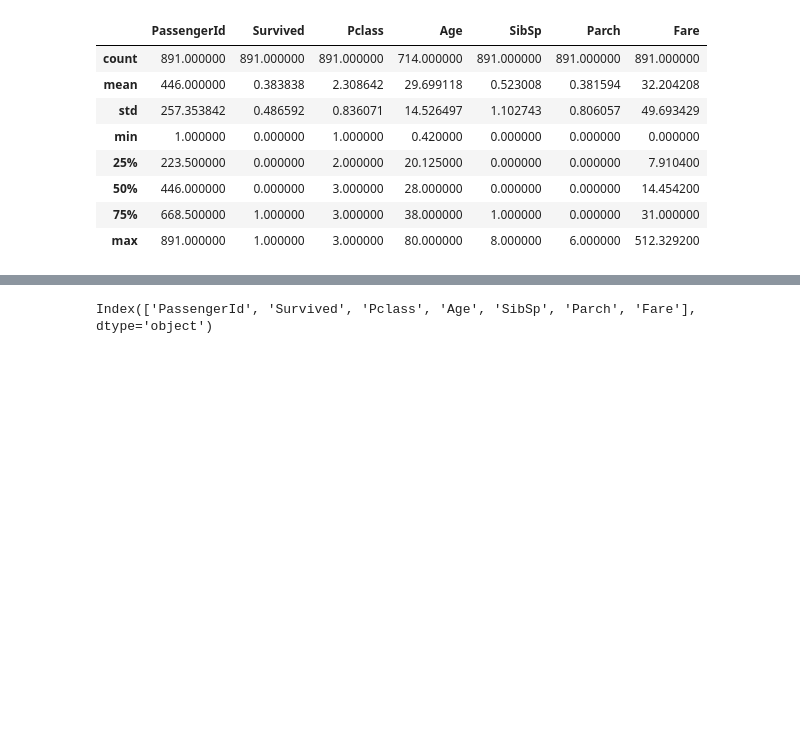
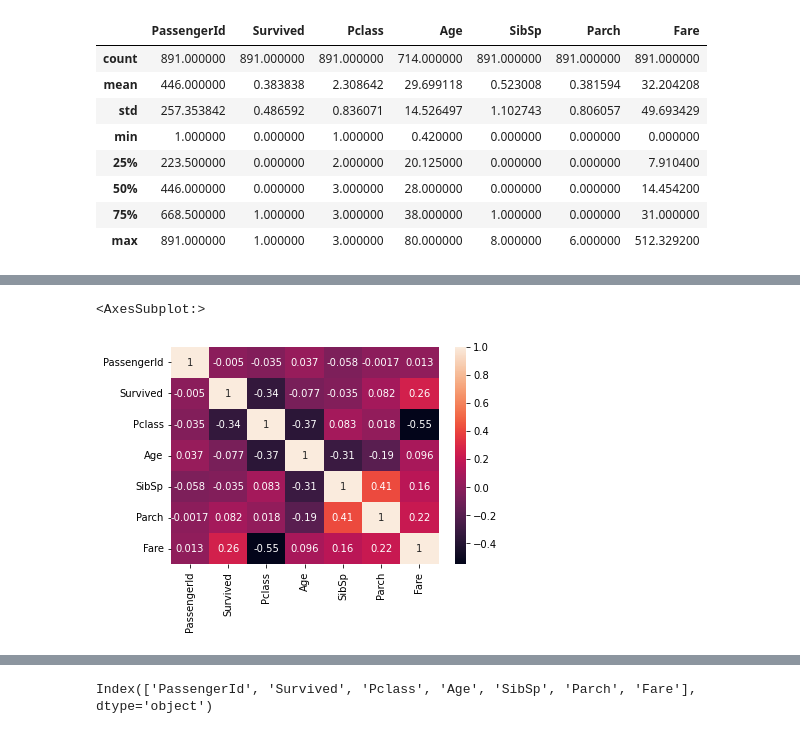
Before and after one commit to cguth7/kaggles, a Jupyter notebook: chuck-first-notebook.ipynb, the cells around one changed output, grey strips where cells are left out. Cells and saved outputs as stored; diff of their text form; code cells hidden in the pictures; blank space fills up the shorter version.

```diff
--- a/chuck-first-notebook.ipynb
+++ b/chuck-first-notebook.ipynb
@@ -73,0 +88,7 @@ train_data.describe()
+# %%
+#Same thing but higher tech/more pop
+
+sns.heatmap(train_data.corr(), annot = True)
+# %% [output]
+<AxesSubplot:>
+[figure, added]
```
Also changed, not shown: parts of 14 cells of this notebook.
